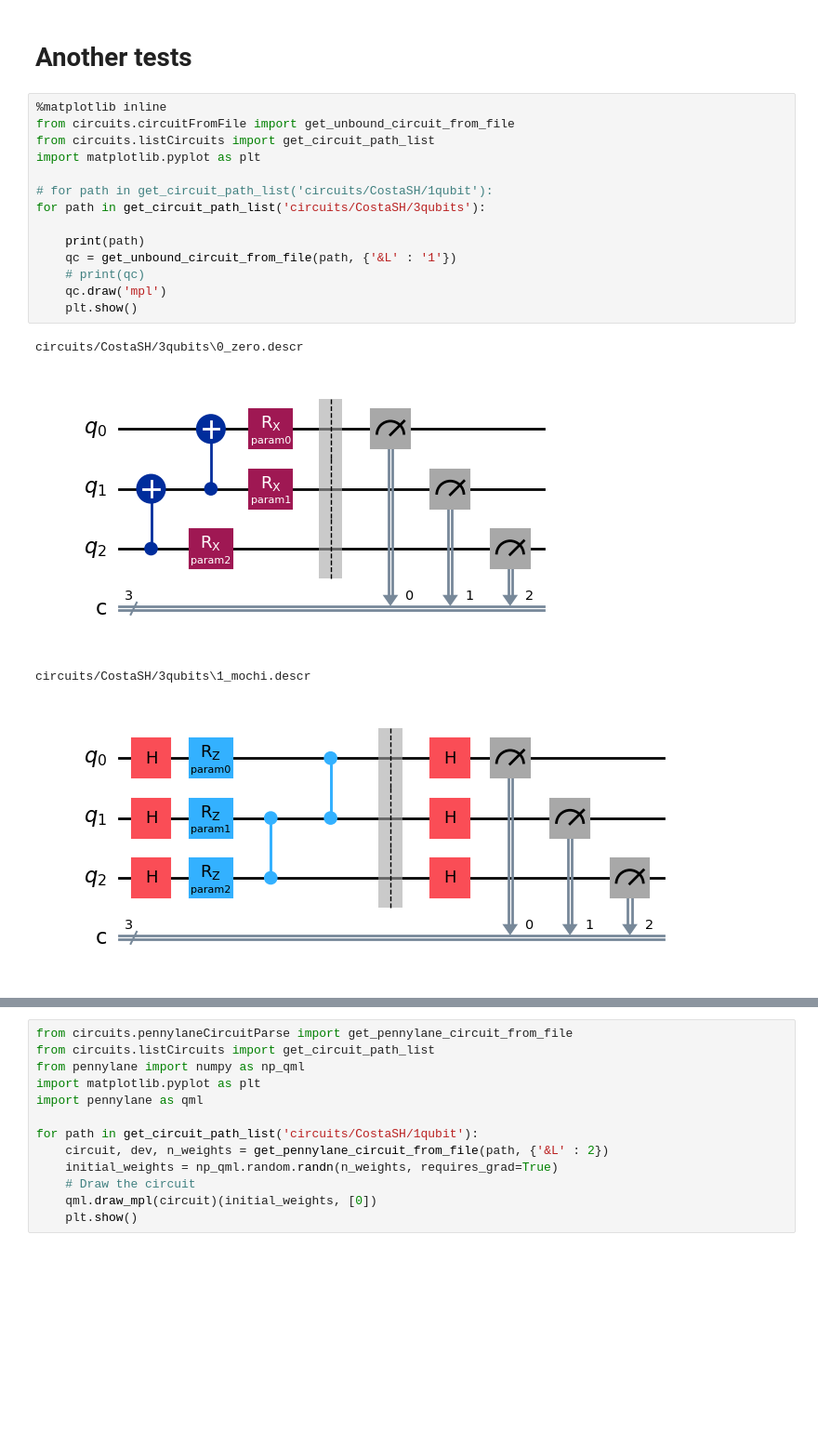
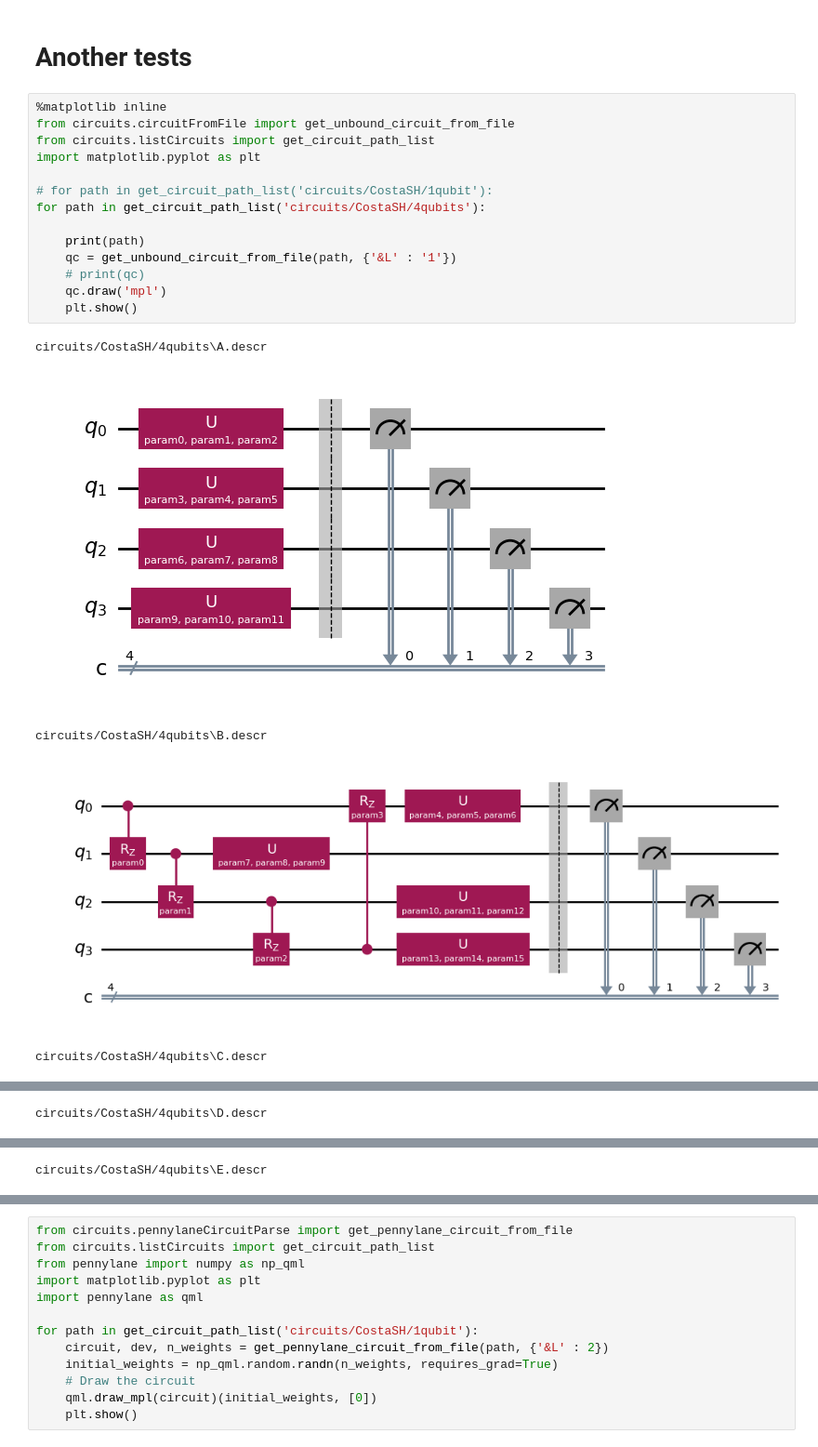
Before and after one commit to SamuellH12/Quantum-Express-Entang-Measures, a Jupyter notebook: notebook.ipynb, the cells around one changed output, grey strips where cells are left out. Shown at 93% size. Saved outputs shown, nothing was run; the diff lists cells and outputs as text; blank space fills up the shorter version.

Commit message:
add Costa 4 qubits circuits

```diff
--- a/notebook.ipynb
+++ b/notebook.ipynb
@@ -44,19 +44,20 @@ circuit(initial_weights, input=[0, 0, 0, 0], measwire=measures, meas='expval')
 # %%
 %matplotlib inline
 from circuits.circuitFromFile import get_unbound_circuit_from_file
 from circuits.listCircuits import get_circuit_path_list
 import matplotlib.pyplot as plt
 
 # for path in get_circuit_path_list('circuits/CostaSH/1qubit'):
-for path in get_circuit_path_list('circuits/CostaSH/3qubits'):
+for path in get_circuit_path_list('circuits/CostaSH/4qubits'):
 
     print(path)
     qc = get_unbound_circuit_from_file(path, {'&L' : '1'})
     # print(qc)
     qc.draw('mpl')
     plt.show()
 # %% [output]
-circuits/CostaSH/3qubits\0_zero.descr
+circuits/CostaSH/4qubits\A.descr
-[figure, old version]
+[figure, new version]
-circuits/CostaSH/3qubits\1_mochi.descr
+circuits/CostaSH/4qubits\B.descr
-[figure, old version]
+[figure, new version]
+circuits/CostaSH/4qubits\C.descr
@@ -62,0 +65 @@ circuits/CostaSH/3qubits\1_mochi.descr
+circuits/CostaSH/4qubits\D.descr
@@ -62,0 +67 @@ circuits/CostaSH/3qubits\1_mochi.descr
+circuits/CostaSH/4qubits\E.descr
```
Also changed, not shown: parts of 1 cell of this notebook, 15 other files.
